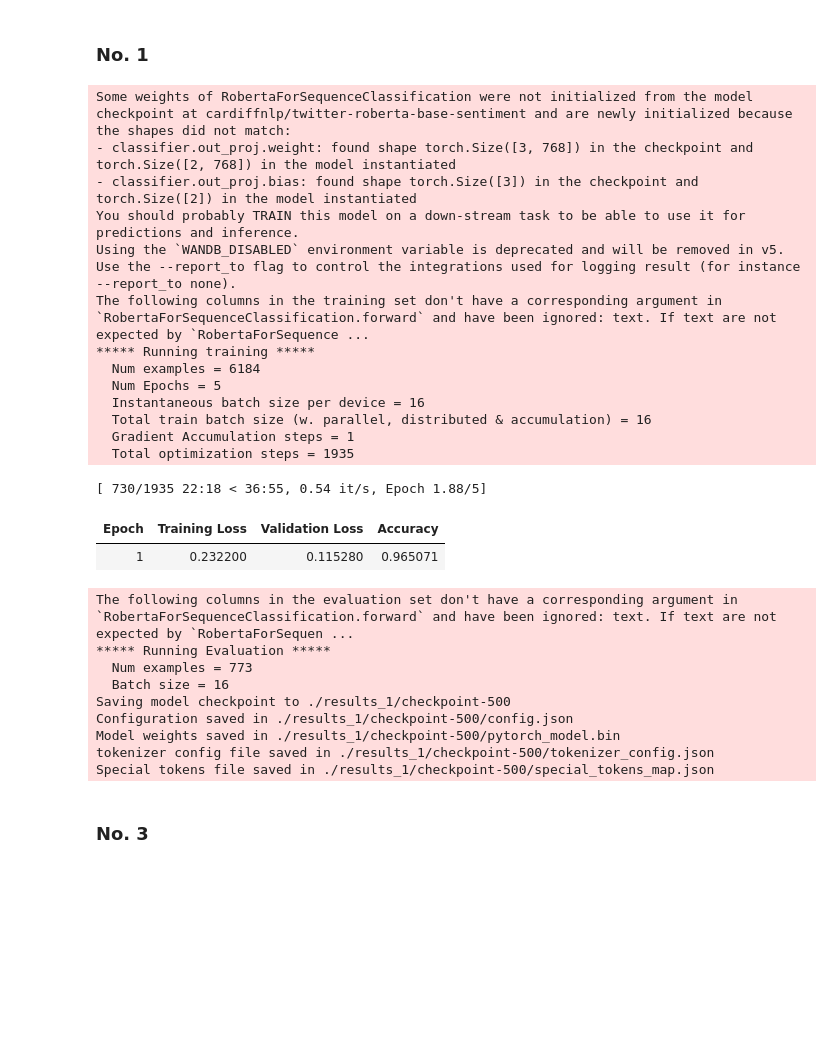
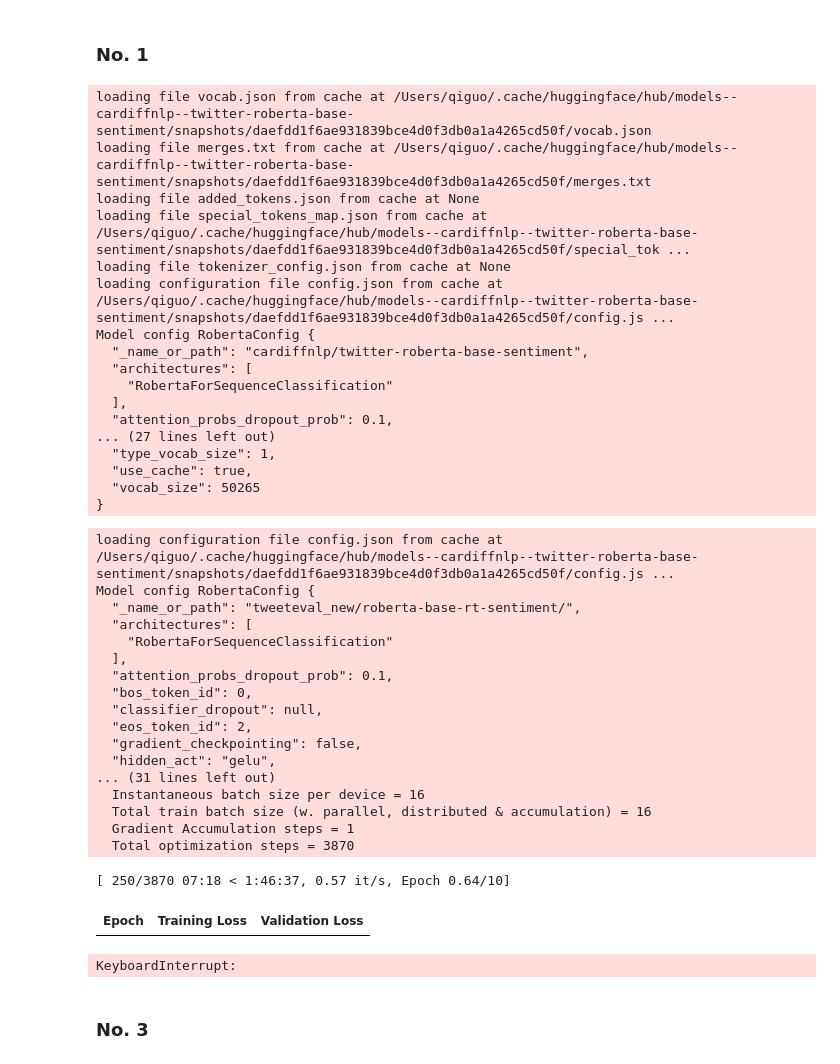
Before and after one commit to TheUnifyingForce/24HS-ETSP_Detecting-Depressive-Tendencies-in-Social-Media-Posts, a Jupyter notebook: Model_Train/1-3_Sentiment.ipynb, the cells around one changed output. Cells and saved outputs as stored; diff of their text form; code cells hidden in the pictures; blank space fills up the shorter version.

Commit message:
Early_Stop_Epoch10
Add early stop to each training

```diff
--- a/Model_Train/1-3_Sentiment.ipynb
+++ b/Model_Train/1-3_Sentiment.ipynb
@@ -13,6 +13,7 @@ import torch
 from transformers import get_linear_schedule_with_warmup
 from transformers import AutoTokenizer, AutoModelForSequenceClassification, Trainer, TrainingArguments
 import os
+from transformers import EarlyStoppingCallback
 
 os.environ["TRANSFORMERS_VERBOSITY"] = "error"
 os.environ["WANDB_DISABLED"] = "true"
@@ -62,13 +63,16 @@ def compute_metrics(eval_pred):
 training_args = TrainingArguments(
     output_dir="./results_1",
     evaluation_strategy="epoch",
+    save_strategy="epoch",
     learning_rate=2e-5,
     per_device_train_batch_size=16,
     per_device_eval_batch_size=16,
-    num_train_epochs=5,
+    num_train_epochs=10,
     weight_decay=0.01,
     logging_dir='./logs_1',
     logging_steps=10,
+    load_best_model_at_end=True,
+    metric_for_best_model="accuracy",
 )
 
 # optimizer
@@ -80,6 +84,8 @@ scheduler = get_linear_schedule_with_warmup(optimizer,
                                             num_warmup_steps=0,
                                             num_training_steps=num_training_steps)
 
+early_stopping_callback = EarlyStoppingCallback(early_stopping_patience=2)
+
 # Trainer class
 trainer = Trainer(
     model=model,
@@ -90,17 +96,20 @@ trainer = Trainer(
     data_collator=data_collator,
     optimizers=(optimizer, scheduler),
     compute_metrics=compute_metrics,
+    callbacks=[early_stopping_callback]
 )
 
 # Train
 trainer.train()
 
-# Evaluate
+# Evaluate the model
 print("Validation metrics:")
-trainer.evaluate(eval_dataset=tokenized_datasets["validation"])
+val_metrics = trainer.evaluate(eval_dataset=tokenized_datasets["validation"])
+print(val_metrics)
 
 print("Test metrics:")
-trainer.evaluate(eval_dataset=tokenized_datasets["test"])
+test_metrics = trainer.evaluate(eval_dataset=tokenized_datasets["test"])
+print(test_metrics)
 
 # Save
 model.save_pretrained('./trained_model_1')
@@ -115,58 +124,70 @@ def get_predictions_and_logits(trainer, dataset):
 
     return predictions, predicted_labels, labels
 
 # Get predictions, logits, and true labels for the test dataset
 predictions, predicted_labels, true_labels = get_predictions_and_logits(trainer, tokenized_datasets["test"])
 
 # Convert logits to pandas DataFrame for easy manipulation
 logits_df = pd.DataFrame(predictions, columns=["logit_" + str(i) for i in range(predictions.shape[1])])
 
 # Create a DataFrame with text, true labels, and predicted labels
 results_df = pd.DataFrame({
     'text': tokenized_datasets["test"]["text"],
     'label': true_labels,
     'label_pred': predicted_labels
 })
 
 # Concatenate logits DataFrame with the results_df
 final_df = pd.concat([results_df, logits_df], axis=1)
 final_df.to_csv("test_predictions_with_logits_1.csv", index=False)
 
 # Filter out misclassified samples
 misclassified_df = results_df[results_df['label'] != results_df['label_pred']]
 misclassified_df.to_csv('misclassified_samples_1.csv', index=False)
 
 # Count per label
 misclassified_counts = misclassified_df['label'].value_counts()
 
 # Display distribution
 print(f"Misclassification distribution:\n{misclassified_counts}")
 # %% [output]
-Some weights of RobertaForSequenceClassification were not initialized from the model checkpoint at cardiffnlp/twitter-roberta-base-sentiment and are newly initialized because the shapes did not match:
-- classifier.out_proj.weight: found shape torch.Size([3, 768]) in the checkpoint and torch.Size([2, 768]) in the model instantiated
-- classifier.out_proj.bias: found shape torch.Size([3]) in the checkpoint and torch.Size([2]) in the model instantiated
-You should probably TRAIN this model on a down-stream task to be able to use it for predictions and inference.
-Using the `WANDB_DISABLED` environment variable is deprecated and will be removed in v5. Use the --report_to flag to control the integrations used for logging result (for instance --report_to none).
-The following columns in the training set don't have a corresponding argument in `RobertaForSequenceClassification.forward` and have been ignored: text. If text are not expected by `RobertaForSequence ...
-***** Running training *****
-  Num examples = 6184
-  Num Epochs = 5
-  Instantaneous batch size per device = 16
-  Total train batch size (w. parallel, distributed & accumulation) = 16
-  Gradient Accumulation steps = 1
-  Total optimization steps = 1935
+loading file vocab.json from cache at /Users/qiguo/.cache/huggingface/hub/models--cardiffnlp--twitter-roberta-base-sentiment/snapshots/daefdd1f6ae931839bce4d0f3db0a1a4265cd50f/vocab.json
+loading file merges.txt from cache at /Users/qiguo/.cache/huggingface/hub/models--cardiffnlp--twitter-roberta-base-sentiment/snapshots/daefdd1f6ae931839bce4d0f3db0a1a4265cd50f/merges.txt
+loading file added_tokens.json from cache at None
+loading file special_tokens_map.json from cache at /Users/qiguo/.cache/huggingface/hub/models--cardiffnlp--twitter-roberta-base-sentiment/snapshots/daefdd1f6ae931839bce4d0f3db0a1a4265cd50f/special_tok ...
+loading file tokenizer_config.json from cache at None
+loading configuration file config.json from cache at /Users/qiguo/.cache/huggingface/hub/models--cardiffnlp--twitter-roberta-base-sentiment/snapshots/daefdd1f6ae931839bce4d0f3db0a1a4265cd50f/config.js ...
+Model config RobertaConfig {
+  "_name_or_path": "cardiffnlp/twitter-roberta-base-sentiment",
+  "architectures": [
+    "RobertaForSequenceClassification"
+  ],
+  "attention_probs_dropout_prob": 0.1,
+... (27 lines left out)
+  "type_vocab_size": 1,
+  "use_cache": true,
+  "vocab_size": 50265
+}
-[ 730/1935 22:18 < 36:55, 0.54 it/s, Epoch 1.88/5]
+loading configuration file config.json from cache at /Users/qiguo/.cache/huggingface/hub/models--cardiffnlp--twitter-roberta-base-sentiment/snapshots/daefdd1f6ae931839bce4d0f3db0a1a4265cd50f/config.js ...
+Model config RobertaConfig {
+  "_name_or_path": "tweeteval_new/roberta-base-rt-sentiment/",
+  "architectures": [
+    "RobertaForSequenceClassification"
+  ],
+  "attention_probs_dropout_prob": 0.1,
+  "bos_token_id": 0,
+  "classifier_dropout": null,
+  "eos_token_id": 2,
+  "gradient_checkpointing": false,
+  "hidden_act": "gelu",
+... (31 lines left out)
+  Instantaneous batch size per device = 16
+  Total train batch size (w. parallel, distributed & accumulation) = 16
+  Gradient Accumulation steps = 1
+  Total optimization steps = 3870
+[ 250/3870 07:18 < 1:46:37, 0.57 it/s, Epoch 0.64/10]
-| Epoch | Training Loss | Validation Loss | Accuracy |
-| 1 | 0.232200 | 0.115280 | 0.965071 |
+| Epoch | Training Loss | Validation Loss |
-The following columns in the evaluation set don't have a corresponding argument in `RobertaForSequenceClassification.forward` and have been ignored: text. If text are not expected by `RobertaForSequen ...
-***** Running Evaluation *****
-  Num examples = 773
-  Batch size = 16
-Saving model checkpoint to ./results_1/checkpoint-500
-Configuration saved in ./results_1/checkpoint-500/config.json
-Model weights saved in ./results_1/checkpoint-500/pytorch_model.bin
-tokenizer config file saved in ./results_1/checkpoint-500/tokenizer_config.json
-Special tokens file saved in ./results_1/checkpoint-500/special_tokens_map.json
+KeyboardInterrupt:
 # %% [markdown]
 ### No. 3
 # %%
```
Also changed, not shown: parts of 1 cell of this notebook, 3 other files.
